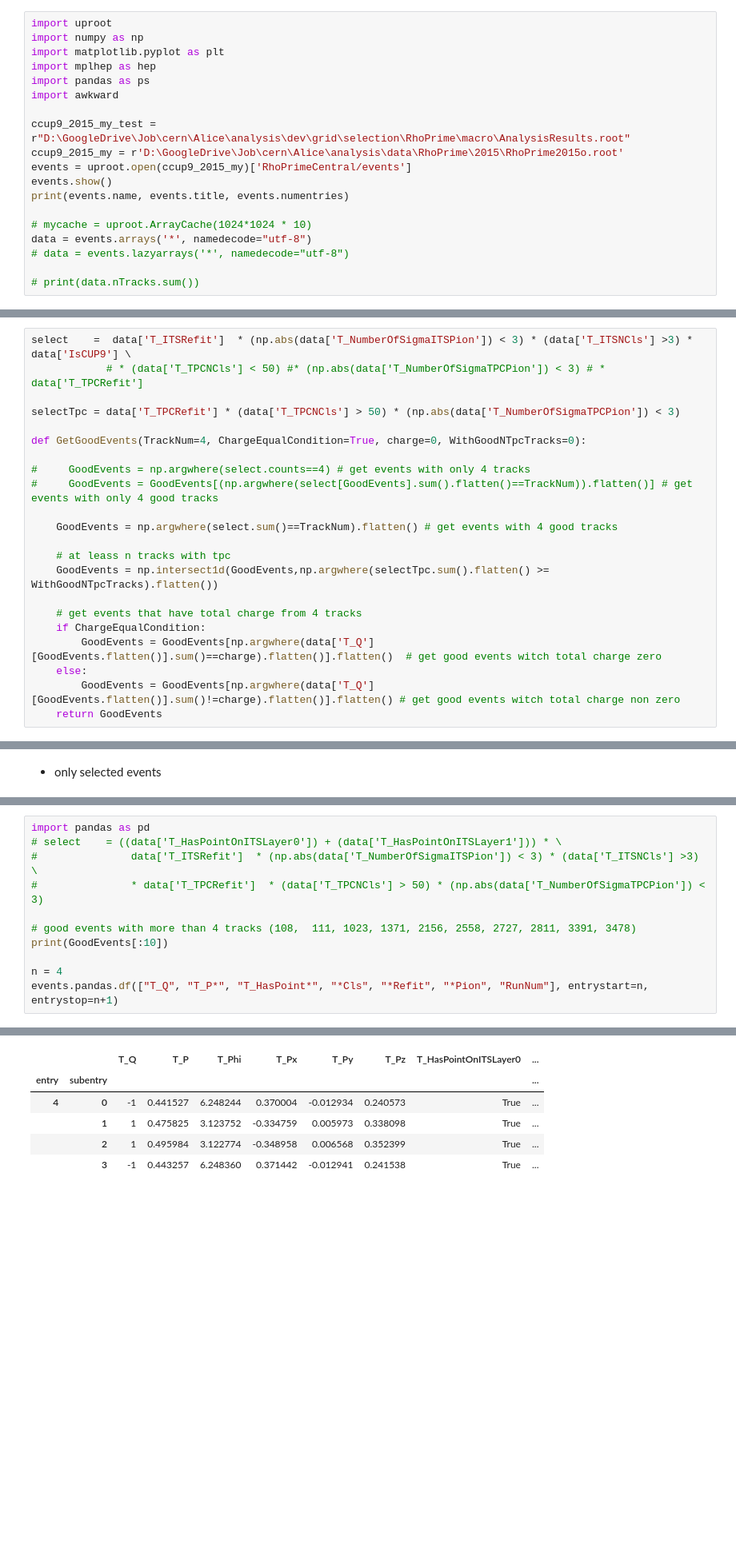
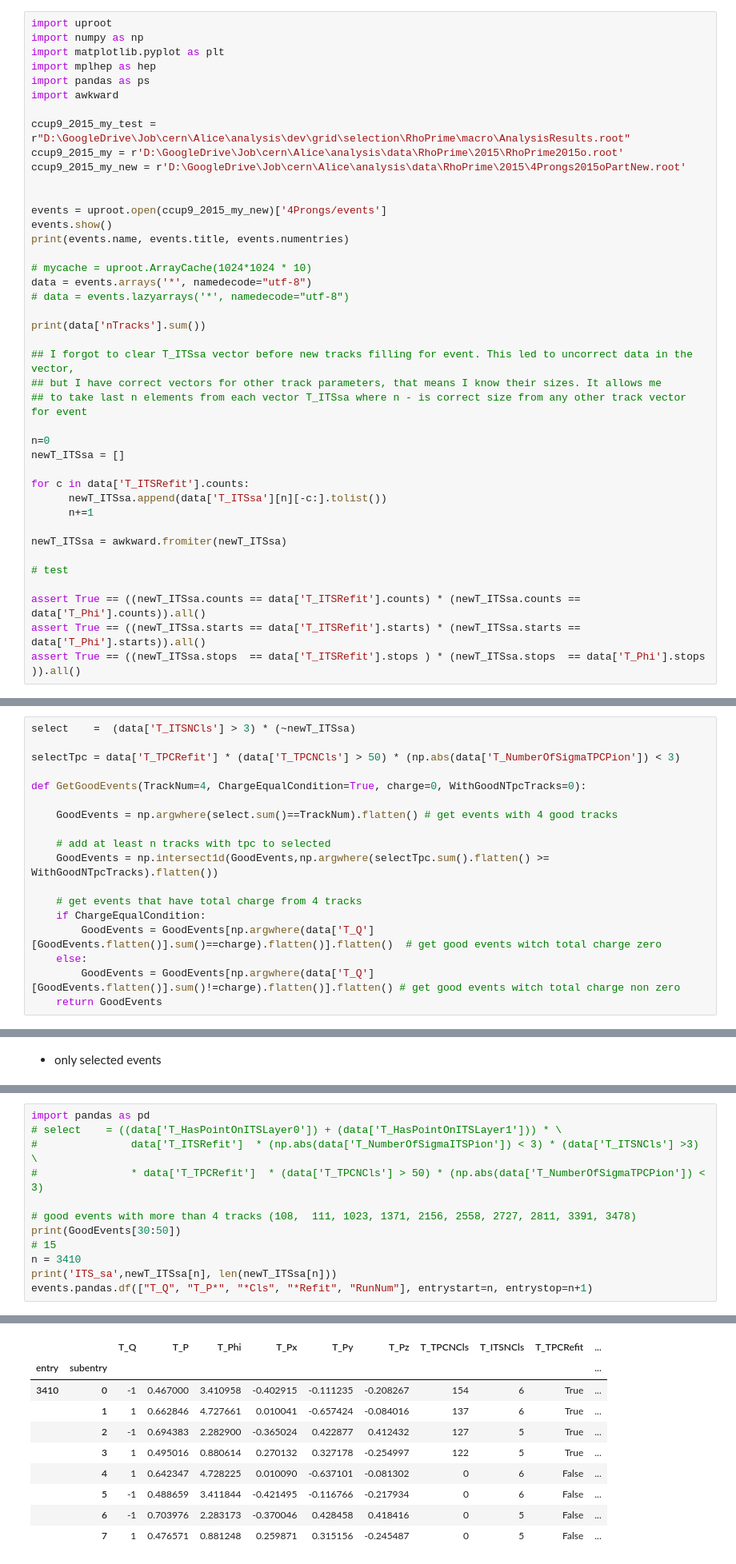
Before and after one commit to bdrum/cern-physics, a Jupyter notebook: notebooks/RhoPrime.ipynb, the cells around one changed output, grey strips where cells are left out. Shown at 80% size. Drawn from its saved outputs; the diff is of its cells as text; blank space fills up the shorter version.

```diff
--- a/notebooks/RhoPrime.ipynb
+++ b/notebooks/RhoPrime.ipynb
@@ -12,7 +12,10 @@ import awkward
 
 ccup9_2015_my_test = r"D:\GoogleDrive\Job\cern\Alice\analysis\dev\grid\selection\RhoPrime\macro\AnalysisResults.root"
 ccup9_2015_my = r'D:\GoogleDrive\Job\cern\Alice\analysis\data\RhoPrime\2015\RhoPrime2015o.root'
-events = uproot.open(ccup9_2015_my)['RhoPrimeCentral/events']
+ccup9_2015_my_new = r'D:\GoogleDrive\Job\cern\Alice\analysis\data\RhoPrime\2015\4Prongs2015oPartNew.root'
+
+
+events = uproot.open(ccup9_2015_my_new)['4Prongs/events']
 events.show()
 print(events.name, events.title, events.numentries)
 
@@ -20,7 +23,26 @@ print(events.name, events.title, events.numentries)
 data = events.arrays('*', namedecode="utf-8")
 # data = events.lazyarrays('*', namedecode="utf-8")
 
-# print(data.nTracks.sum())
+print(data['nTracks'].sum())
+
+## I forgot to clear T_ITSsa vector before new tracks filling for event. This led to uncorrect data in the vector,
+## but I have correct vectors for other track parameters, that means I know their sizes. It allows me
+## to take last n elements from each vector T_ITSsa where n - is correct size from any other track vector for event
+
+n=0
+newT_ITSsa = []
+
+for c in data['T_ITSRefit'].counts:
+      newT_ITSsa.append(data['T_ITSsa'][n][-c:].tolist())
+      n+=1
+
+newT_ITSsa = awkward.fromiter(newT_ITSsa)
+
+# test
+
+assert True == ((newT_ITSsa.counts == data['T_ITSRefit'].counts) * (newT_ITSsa.counts == data['T_Phi'].counts)).all()
+assert True == ((newT_ITSsa.starts == data['T_ITSRefit'].starts) * (newT_ITSsa.starts == data['T_Phi'].starts)).all()
+assert True == ((newT_ITSsa.stops  == data['T_ITSRefit'].stops ) * (newT_ITSsa.stops  == data['T_Phi'].stops )).all()
 # %% [output]
 RunNum                     (no streamer)              asdtype('>i4')
 PeriodNumber               (no streamer)              asdtype('>u4')
@@ -92,17 +130,13 @@ These criteria will apply for the selected data:
 # %%
-select    =  data['T_ITSRefit']  * (np.abs(data['T_NumberOfSigmaITSPion']) < 3) * (data['T_ITSNCls'] >3) * data['IsCUP9'] \
-            # * (data['T_TPCNCls'] < 50) #* (np.abs(data['T_NumberOfSigmaTPCPion']) < 3) # * data['T_TPCRefit']
+select    =  (data['T_ITSNCls'] > 3) * (~newT_ITSsa)
 
 selectTpc = data['T_TPCRefit'] * (data['T_TPCNCls'] > 50) * (np.abs(data['T_NumberOfSigmaTPCPion']) < 3)
 
 def GetGoodEvents(TrackNum=4, ChargeEqualCondition=True, charge=0, WithGoodNTpcTracks=0):
 
-#     GoodEvents = np.argwhere(select.counts==4) # get events with only 4 tracks
-#     GoodEvents = GoodEvents[(np.argwhere(select[GoodEvents].sum().flatten()==TrackNum)).flatten()] # get events with only 4 good tracks
-
     GoodEvents = np.argwhere(select.sum()==TrackNum).flatten() # get events with 4 good tracks
 
-    # at leass n tracks with tpc
+    # add at least n tracks with tpc to selected
     GoodEvents = np.intersect1d(GoodEvents,np.argwhere(selectTpc.sum().flatten() >= WithGoodNTpcTracks).flatten())
 
     # get events that have total charge from 4 tracks
@@ -326,8 +384,9 @@ import pandas as pd
 #               * data['T_TPCRefit']  * (data['T_TPCNCls'] > 50) * (np.abs(data['T_NumberOfSigmaTPCPion']) < 3)
 
 # good events with more than 4 tracks (108,  111, 1023, 1371, 2156, 2558, 2727, 2811, 3391, 3478)
-print(GoodEvents[:10])
-
-n = 4
-events.pandas.df(["T_Q", "T_P*", "T_HasPoint*", "*Cls", "*Refit", "*Pion", "RunNum"], entrystart=n, entrystop=n+1)
+print(GoodEvents[30:50])
+# 15
+n = 3410
+print('ITS_sa',newT_ITSsa[n], len(newT_ITSsa[n]))
+events.pandas.df(["T_Q", "T_P*", "*Cls", "*Refit", "RunNum"], entrystart=n, entrystop=n+1)
 # %% [output]
@@ -335,6 +396,10 @@ events.pandas.df(["T_Q", "T_P*", "T_HasPoint*", "*Cls", "*Refit", "*Pion", "RunN
-|  |  | T_Q | T_P | T_Phi | T_Px | T_Py | T_Pz | T_HasPointOnITSLayer0 | ... |
-| entry | subentry |  |  |  |  |  |  |  | ... |
-| 4 | 0 | -1 | 0.441527 | 6.248244 | 0.370004 | -0.012934 | 0.240573 | True | ... |
-|  | 1 | 1 | 0.475825 | 3.123752 | -0.334759 | 0.005973 | 0.338098 | True | ... |
-|  | 2 | 1 | 0.495984 | 3.122774 | -0.348958 | 0.006568 | 0.352399 | True | ... |
-|  | 3 | -1 | 0.443257 | 6.248360 | 0.371442 | -0.012941 | 0.241538 | True | ... |
+|  |  | T_Q | T_P | T_Phi | T_Px | T_Py | T_Pz | T_TPCNCls | T_ITSNCls | T_TPCRefit | ... |
+| entry | subentry |  |  |  |  |  |  |  |  |  | ... |
+| 3410 | 0 | -1 | 0.467000 | 3.410958 | -0.402915 | -0.111235 | -0.208267 | 154 | 6 | True | ... |
+|  | 1 | 1 | 0.662846 | 4.727661 | 0.010041 | -0.657424 | -0.084016 | 137 | 6 | True | ... |
+|  | 2 | -1 | 0.694383 | 2.282900 | -0.365024 | 0.422877 | 0.412432 | 127 | 5 | True | ... |
+|  | 3 | 1 | 0.495016 | 0.880614 | 0.270132 | 0.327178 | -0.254997 | 122 | 5 | True | ... |
+|  | 4 | 1 | 0.642347 | 4.728225 | 0.010090 | -0.637101 | -0.081302 | 0 | 6 | False | ... |
+|  | 5 | -1 | 0.488659 | 3.411844 | -0.421495 | -0.116766 | -0.217934 | 0 | 6 | False | ... |
+|  | 6 | -1 | 0.703976 | 2.283173 | -0.370046 | 0.428458 | 0.418416 | 0 | 5 | False | ... |
+|  | 7 | 1 | 0.476571 | 0.881248 | 0.259871 | 0.315156 | -0.245487 | 0 | 5 | False | ... |
```
Also changed, not shown: parts of 18 cells of this notebook.
